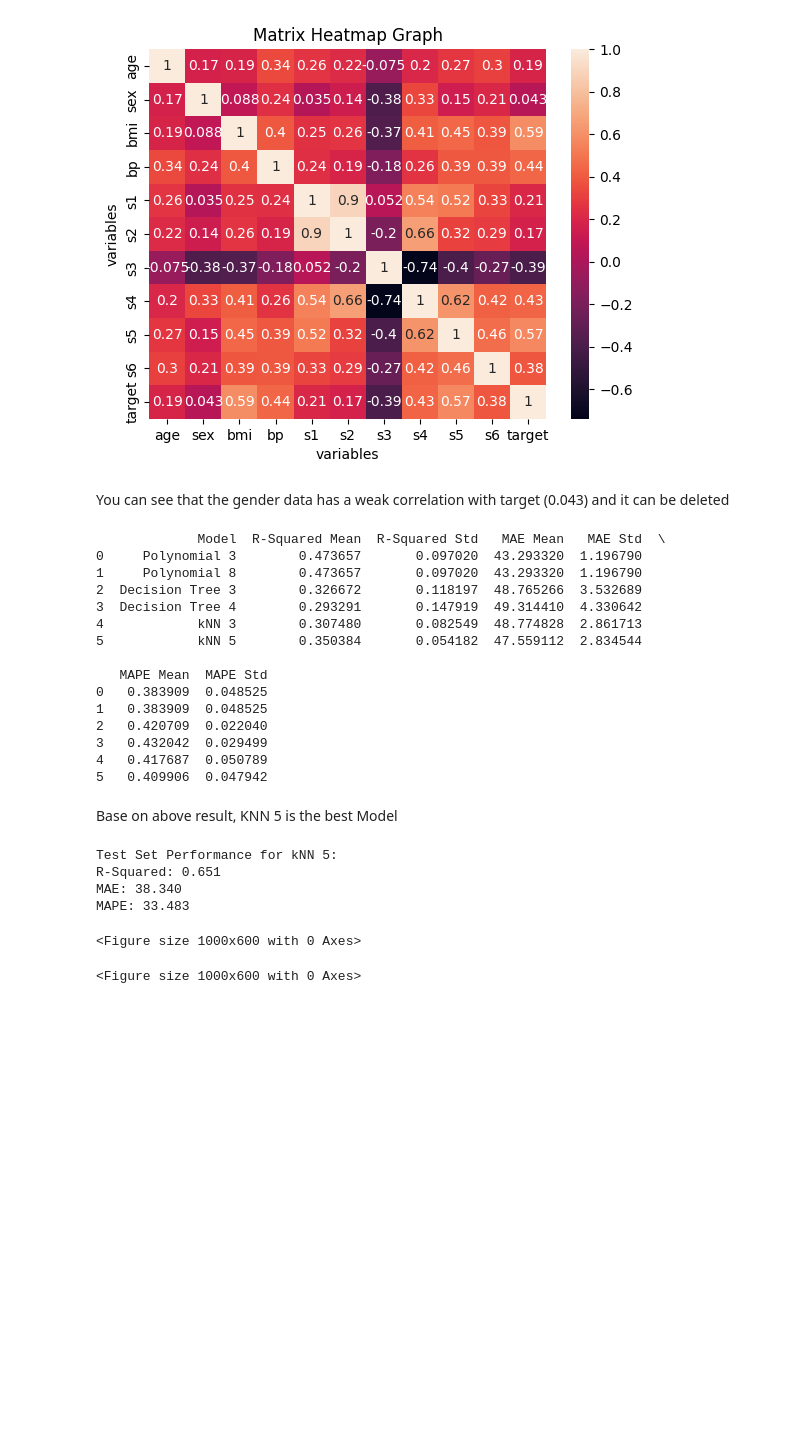
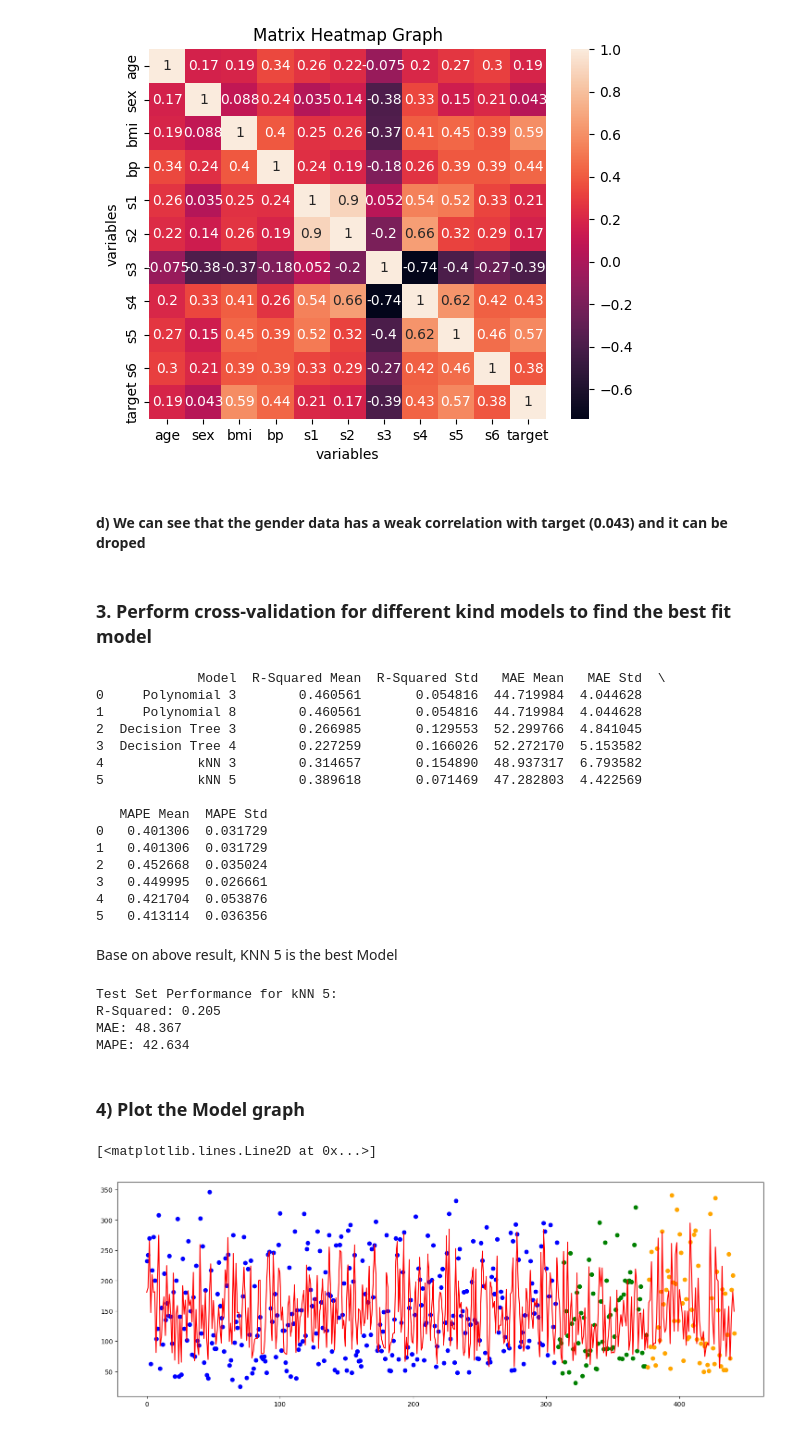
Before and after one commit to onlyxool/CSCN8010-labs, a Jupyter notebook: PracticalLab5.ipynb, the cells around one changed output. Cells and saved outputs as stored; diff of their text form; code cells hidden in the pictures; blank space fills up the shorter version.

```diff
--- a/PracticalLab5.ipynb
+++ b/PracticalLab5.ipynb
@@ -78,7 +102,7 @@ plt.show()
 # %% [output]
 [figure]
 # %% [markdown]
-You can see that the gender data has a weak correlation with target (0.043) and it can be deleted
+#### d) We can see that the gender data has a weak correlation with target (0.043) and it can be droped
 # %%
 x = np.array(data)
 y = np.array(target)
@@ -87,8 +111,10 @@ train_ratio = 0.70
 validation_ratio = 0.15
 test_ratio = 0.15
 
-x_train, x_test, y_train, y_test = train_test_split(x, y, test_size=1 - train_ratio)
-x_val, x_test, y_val, y_test = train_test_split(x_test, y_test, test_size=test_ratio/(test_ratio + validation_ratio))
+x_train, x_test, y_train, y_test = train_test_split(x, y, test_size=1 - train_ratio, shuffle=True, random_state=77)
+x_val, x_test, y_val, y_test = train_test_split(x_test, y_test, test_size=test_ratio/(test_ratio + validation_ratio), shuffle=True, random_state=33)
+# %% [markdown]
+### 3. Perform cross-validation for different kind models to find the best fit model
 # %%
 poly_models = {}
 for degree in [3, 8]:
@@ -113,6 +139,7 @@ scoring = {'r2': make_scorer(r2_score),
 results = []
 cv = KFold(n_splits=5, shuffle=True, random_state=1)
 for name, model in models.items():
+    model.fit(x_train, y_train)
     cv_results = cross_validate(model, x_train, y_train, scoring=scoring, cv=cv)
     r2_mean = cv_results['test_r2'].mean()
     r2_std = cv_results['test_r2'].std()
@@ -128,25 +155,25 @@ results_df = pd.DataFrame(results, columns=columns)
 print(results_df)
 # %% [output]
              Model  R-Squared Mean  R-Squared Std   MAE Mean   MAE Std  \
-0     Polynomial 3        0.473657       0.097020  43.293320  1.196790
-1     Polynomial 8        0.473657       0.097020  43.293320  1.196790
-2  Decision Tree 3        0.326672       0.118197  48.765266  3.532689
-3  Decision Tree 4        0.293291       0.147919  49.314410  4.330642
-4            kNN 3        0.307480       0.082549  48.774828  2.861713
-5            kNN 5        0.350384       0.054182  47.559112  2.834544
+0     Polynomial 3        0.460561       0.054816  44.719984  4.044628
+1     Polynomial 8        0.460561       0.054816  44.719984  4.044628
+2  Decision Tree 3        0.266985       0.129553  52.299766  4.841045
+3  Decision Tree 4        0.227259       0.166026  52.272170  5.153582
+4            kNN 3        0.314657       0.154890  48.937317  6.793582
+5            kNN 5        0.389618       0.071469  47.282803  4.422569
 
    MAPE Mean  MAPE Std
-0   0.383909  0.048525
-1   0.383909  0.048525
-2   0.420709  0.022040
-3   0.432042  0.029499
-4   0.417687  0.050789
-5   0.409906  0.047942
+0   0.401306  0.031729
+1   0.401306  0.031729
+2   0.452668  0.035024
+3   0.449995  0.026661
+4   0.421704  0.053876
+5   0.413114  0.036356
 # %% [markdown]
 Base on above result, KNN 5 is the best Model
 # %%
 knn_model = models['kNN 5']
-knn_model.fit(x_test, y_test)
+
 y_pred_test = knn_model.predict(x_test)
 
 r2_test = r2_score(y_test, y_pred_test)
@@ -159,24 +186,37 @@ print('MAE: %.3f' % mae_test)
 print('MAPE: %.3f' % mape_test)
 # %% [output]
 Test Set Performance for kNN 5:
-R-Squared: 0.651
-MAE: 38.340
-MAPE: 33.483
+R-Squared: 0.205
+MAE: 48.367
+MAPE: 42.634
+# %% [markdown]
+### 4) Plot the Model graph
 # %%
-y_pred = knn_model.predict(x)
-plt.figure(figsize=(10, 6))
+y_test_pred = knn_model.predict(x_test)
 
-#plt.scatter(x_train.reshape(-1), y_train, color='blue', label='Train Data')
+plt.figure(figsize=(18, 6))
+
+plt.scatter(range(len(y_train)), y_train, color='blue', label='Train Data')
+plt.scatter(range(len(y_train), len(y_train) + len(y_test)), y_test, color='green', label='Test Data')
+plt.scatter(range(len(y_train) + len(y_test), len(y_train) + len(y_test) + len(y_val)), y_val, color='orange', label='Validation Data')
+
+all_y = np.concatenate((y_train, y_test, y_val))
+predicted_values = knn_model.predict(np.concatenate((x_train, x_test, x_val)))
+plt.plot(range(len(all_y)), predicted_values, color='red', label='Predicted Values')
+
+
+
+#plt.scatter(x_train, y_train, color='blue', label='Train Data')
 #plt.scatter(x_test, y_test, color='red', label='Test Data')
 #plt.scatter(x_test, y_test, color='green', label='Validation Data')
 
 #plt.plot(x, y_pred, color='block', label='KNN 5 Model')
 
 #plt.xlabel('X')
 #plt.ylabel('y')
 #plt.title('KNN 5 Model for Diabetes')
 #plt.legend()
 #plt.show()
 # %% [output]
-<Figure size 1000x600 with 0 Axes>
+[<matplotlib.lines.Line2D at 0x...>]
-<Figure size 1000x600 with 0 Axes>
+[figure, added]
```
Also changed, not shown: parts of 11 cells of this notebook, 1 other file.
